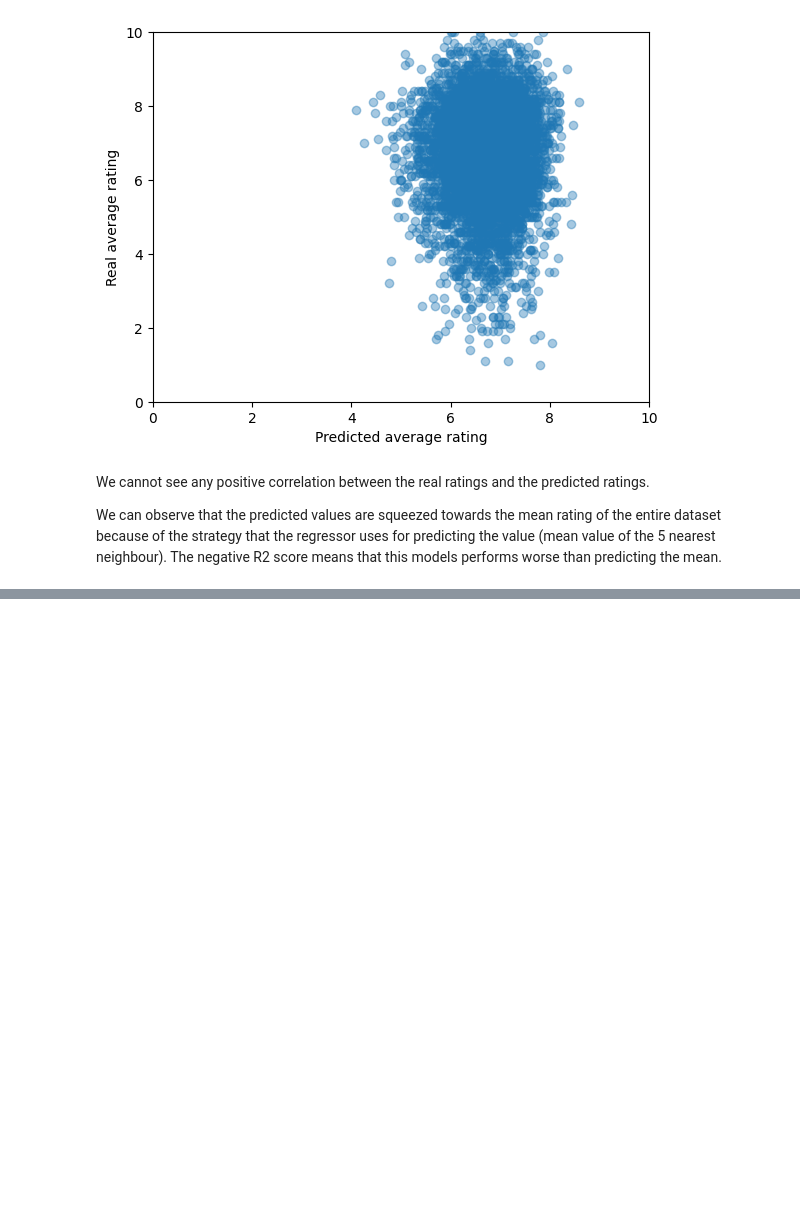
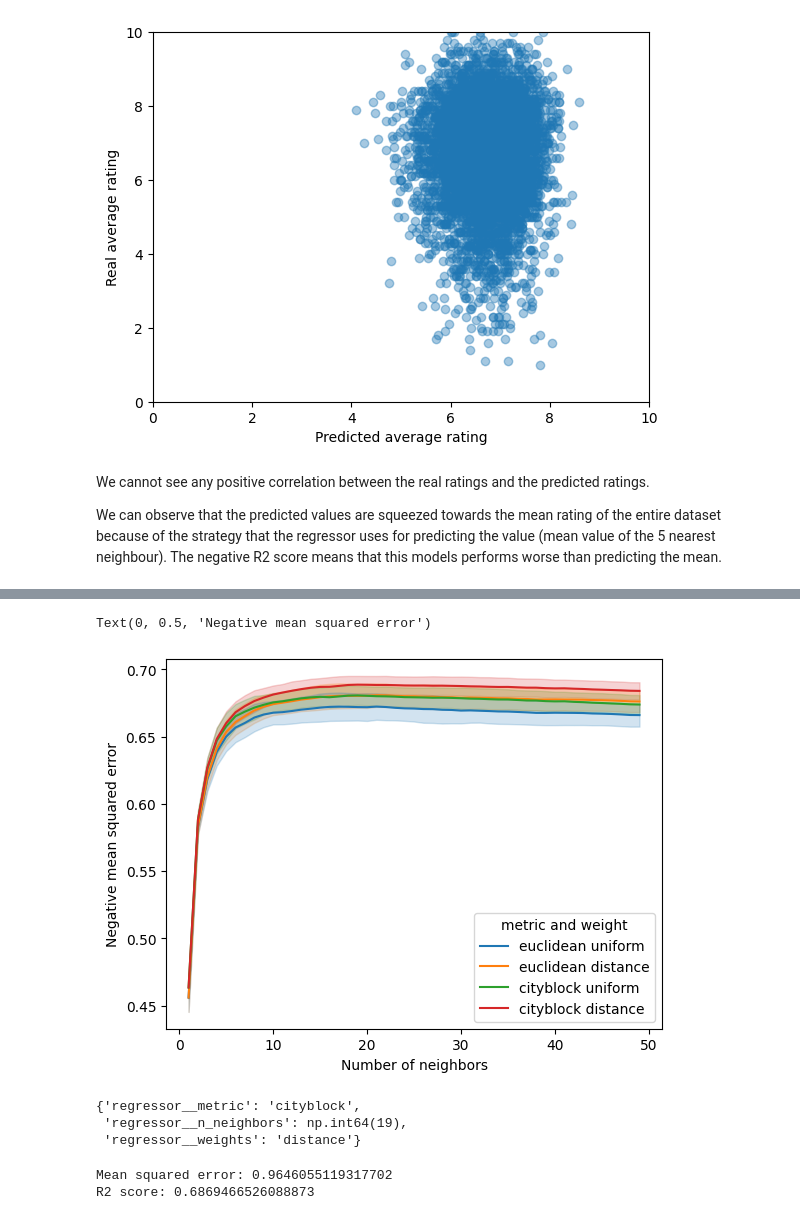
Before and after one commit to g-fabiani4-unipi/dm1_project, a Jupyter notebook: src/regression.ipynb, the cells around one changed output, grey strips where cells are left out. Saved outputs shown, nothing was run; the diff lists cells and outputs as text; code cells hidden in the pictures; blank space fills up the shorter version.

```diff
--- a/src/regression.ipynb
+++ b/src/regression.ipynb
@@ -146,0 +235,7 @@ We can observe that the predicted values are squeezed towards the mean rating of
+# %%
+param_grid['regressor__n_neighbors'] = np.arange(1, 50)
+grid_mini = GridSearchCV(pipeline,
+                         param_grid=param_grid,
+                         verbose=2,
+                         n_jobs=-1)
+grid_mini.fit(train_X_nv, train_y_nv)
@@ -146,0 +269,38 @@ We can observe that the predicted values are squeezed towards the mean rating of
+# %%
+results_mini = pd.DataFrame(grid_mini.cv_results_)
+results_mini['metric and weight'] = results_mini['param_regressor__metric'] + ' ' + results_mini['param_regressor__weights']
+# %%
+ax = sns.lineplot(
+    data=results_mini,
+    x='param_regressor__n_neighbors',
+    y="mean_test_score",
+    hue="metric and weight"
+)
+
+handles, labels = ax.get_legend_handles_labels()
+colors = {
+    label: handle.get_color()
+    for label, handle in zip(labels, handles)
+}
+
+for i, (label, df) in enumerate(results_mini.groupby('metric and weight')):
+    x = df['param_regressor__n_neighbors'].astype('int')
+    mean_score = df['mean_test_score']
+    std_score = df['std_test_score']
+
+    ax.fill_between(
+        x=x, y1=mean_score + std_score, y2=mean_score - std_score,
+        alpha=.2, color=colors[label]
+    )
+
+plt.xlabel("Number of neighbors")
+plt.ylabel("Negative mean squared error")
+# %% [output]
+Text(0, 0.5, 'Negative mean squared error')
+[figure, added]
+# %%
+grid_mini.best_params_
+# %% [output]
+{'regressor__metric': 'cityblock',
+ 'regressor__n_neighbors': np.int64(19),
+ 'regressor__weights': 'distance'}
@@ -146,0 +309,6 @@ We can observe that the predicted values are squeezed towards the mean rating of
+# %%
+print("Mean squared error:", mean_squared_error(y_true=test_y_nv, y_pred=y_pred))
+print("R2 score:", r2_score(y_true=test_y_nv, y_pred=y_pred))
+# %% [output]
+Mean squared error: 0.9646055119317702
+R2 score: 0.6869466526088873
```
Also changed, not shown: parts of 15 cells of this notebook.
